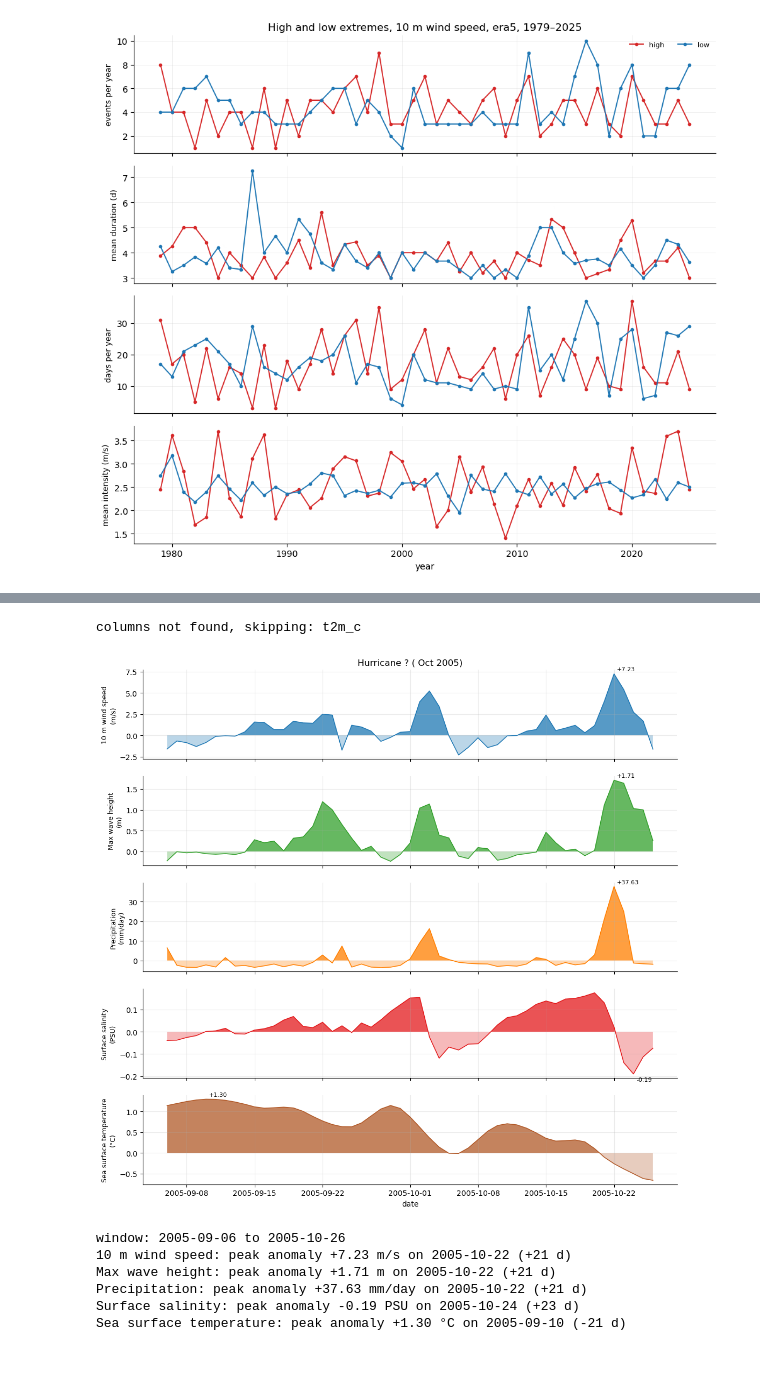
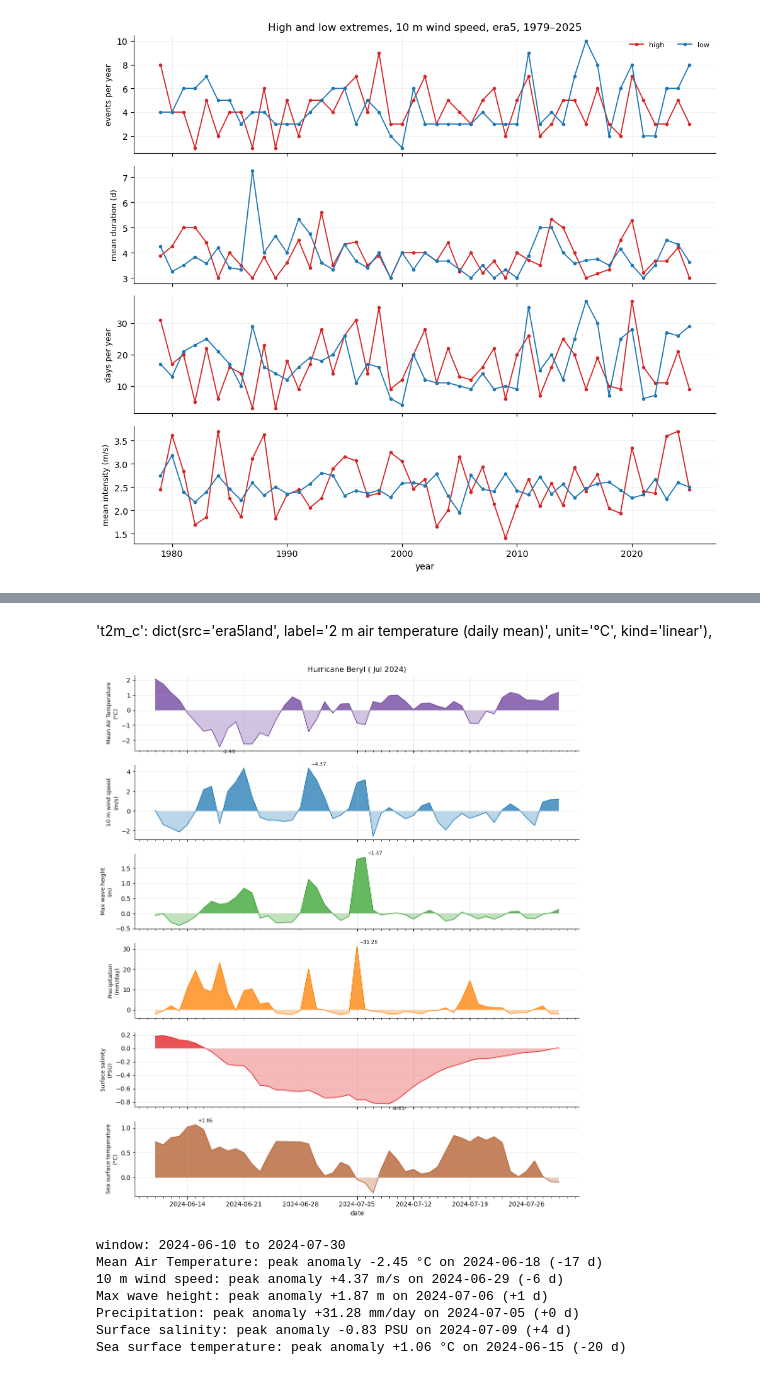
Before and after one commit to florisytzen5/MDP, a Jupyter notebook: Climatology/Clima_v4.ipynb, the cells around one changed output, grey strips where cells are left out. Drawn from its saved outputs; the diff is of its cells as text; code cells hidden in the pictures.

```diff
--- a/Climatology/Clima_v4.ipynb
+++ b/Climatology/Clima_v4.ipynb
@@ -431,6 +441,10 @@ ValueError: attempt to get argmax of an empty sequence
+# %% [markdown]
+ 't2m_c':       dict(src='era5land', label='2 m air temperature (daily mean)', unit='°C',   kind='linear'),
 # %%
-EVENT_NAME = 'Hurricane ?'
-EVENT_DATE = '2005-10-01'
+import matplotlib.dates as mdates
+
+EVENT_NAME = 'Hurricane Beryl'
+EVENT_DATE = '2024-07-05'
 DAYS_BEFORE = 25
 DAYS_AFTER = 25
 
@@ -441,12 +455,12 @@ FILES = {
 }
 
 PANELS = [
-    ('era5land', 't2m_c',              'Mean Air Temperature', '°C',   '#6a3d9a'),
+    ('era5land', 't2m_c_c1',              'Mean Air Temperature', '°C',   '#6a3d9a'),
     ('era5',     'wind_speed_ms',        '10 m wind speed',         'm/s',   '#1f78b4'),
     ('era5',     'hs_max_m',             'Max wave height',         'm',     '#33a02c'),
     ('era5land', 'precip_mm_c1',         'Precipitation',           'mm/day','#ff7f00'),
     ('hycom',    'salinity_surface_psu', 'Surface salinity',        'PSU',   '#e31a1c'),
-    ('era5',     'sst_c',                'Sea surface temperature', '\u00b0C', '#b15928'),
+    ('era5',     'sst_c',                'Sea surface temperature', '°C', '#b15928'),
 ]
 
 def load(path):
@@ -497,42 +511,54 @@ if len(panels) == 1:
 for ax, (src, col, label, unit, color) in zip(axes, panels):
     a = anomaly(data[src][col])
     w = a.loc[lo:hi]
     ax.fill_between(w.index, w.values, 0, where=(w.values >= 0), color=color, alpha=0.75,
                     interpolate=True, linewidth=0)
     ax.fill_between(w.index, w.values, 0, where=(w.values < 0), color=color, alpha=0.30,
                     interpolate=True, linewidth=0)
     ax.plot(w.index, w.values, color=color, lw=1.1)
     #ax.axhline(0, color='grey', lw=0.8)
     #ax.axvline(t0, color='black', lw=1.2, ls='--')
     ax.set_ylabel(f'{label}\n({unit})', fontsize=9)
     ax.grid(alpha=0.25)
     ax.spines[['top', 'right']].set_visible(False)
-    peak = w.abs().idxmax()
-    if pd.notna(peak):
-        ax.annotate(f'{w.loc[peak]:+.2f}', xy=(peak, w.loc[peak]), fontsize=8,
-                    xytext=(4, 4 if w.loc[peak] >= 0 else -10), textcoords='offset points')
+
+    valid_w = w.dropna()
+    if valid_w.empty:
+        ax.text(0.5, 0.5, 'No data in window', transform=ax.transAxes,
+                ha='center', va='center')
+        continue
+
+    peak = valid_w.abs().idxmax()
+    ax.annotate(f'{valid_w.loc[peak]:+.2f}', xy=(peak, valid_w.loc[peak]), fontsize=8,
+                xytext=(4, 4 if valid_w.loc[peak] >= 0 else -10), textcoords='offset points')
+
+# Keep weekly labels, with shorter daily tick marks between them.
+axes[-1].xaxis.set_major_locator(mdates.DayLocator(interval=7))
+axes[-1].xaxis.set_minor_locator(mdates.DayLocator(interval=1))
+axes[-1].tick_params(axis='x', which='major', length=5, color='black')
+axes[-1].tick_params(axis='x', which='minor', length=3, color='black')
 
 axes[0].set_title(f'{EVENT_NAME} ({t0: %b %Y})',
                   fontsize=12)
 axes[-1].set_xlabel('date')
 fig.tight_layout()
 plt.show()
 
 print(f'window: {lo:%Y-%m-%d} to {hi:%Y-%m-%d}')
 for src, col, label, unit, _ in panels:
     w = anomaly(data[src][col]).loc[lo:hi]
     if w.dropna().empty:
         print(f'{label}: no data in window')
         continue
     peak = w.abs().idxmax()
     print(f'{label}: peak anomaly {w.loc[peak]:+.2f} {unit} on {peak:%Y-%m-%d} '
           f'({(peak - t0).days:+d} d)')
 # %% [output]
+[figure, new version]
-columns not found, skipping: t2m_c
+window: 2024-06-10 to 2024-07-30
+Mean Air Temperature: peak anomaly -2.45 °C on 2024-06-18 (-17 d)
+10 m wind speed: peak anomaly +4.37 m/s on 2024-06-29 (-6 d)
+Max wave height: peak anomaly +1.87 m on 2024-07-06 (+1 d)
+Precipitation: peak anomaly +31.28 mm/day on 2024-07-05 (+0 d)
+Surface salinity: peak anomaly -0.83 PSU on 2024-07-09 (+4 d)
+Sea surface temperature: peak anomaly +1.06 °C on 2024-06-15 (-20 d)
-[figure, old version]
-window: 2005-09-06 to 2005-10-26
-10 m wind speed: peak anomaly +7.23 m/s on 2005-10-22 (+21 d)
-Max wave height: peak anomaly +1.71 m on 2005-10-22 (+21 d)
-Precipitation: peak anomaly +37.63 mm/day on 2005-10-22 (+21 d)
-Surface salinity: peak anomaly -0.19 PSU on 2005-10-24 (+23 d)
-Sea surface temperature: peak anomaly +1.30 °C on 2005-09-10 (-21 d)
```
Also changed, not shown: parts of 2 cells of this notebook.
